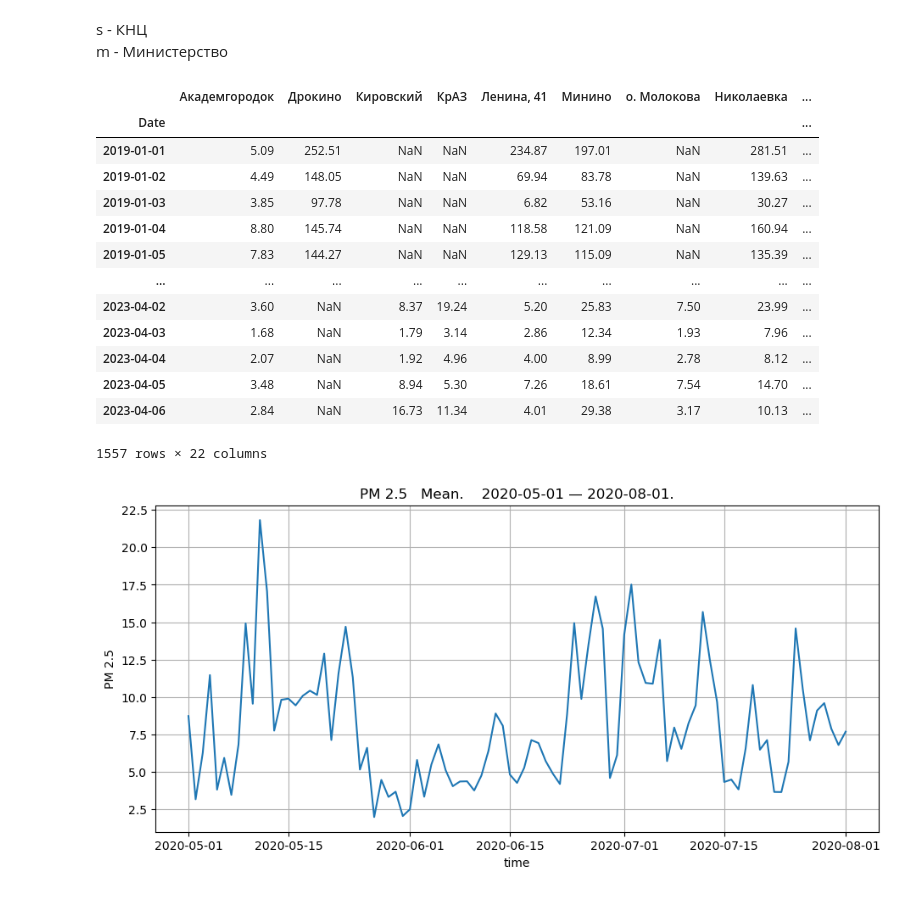
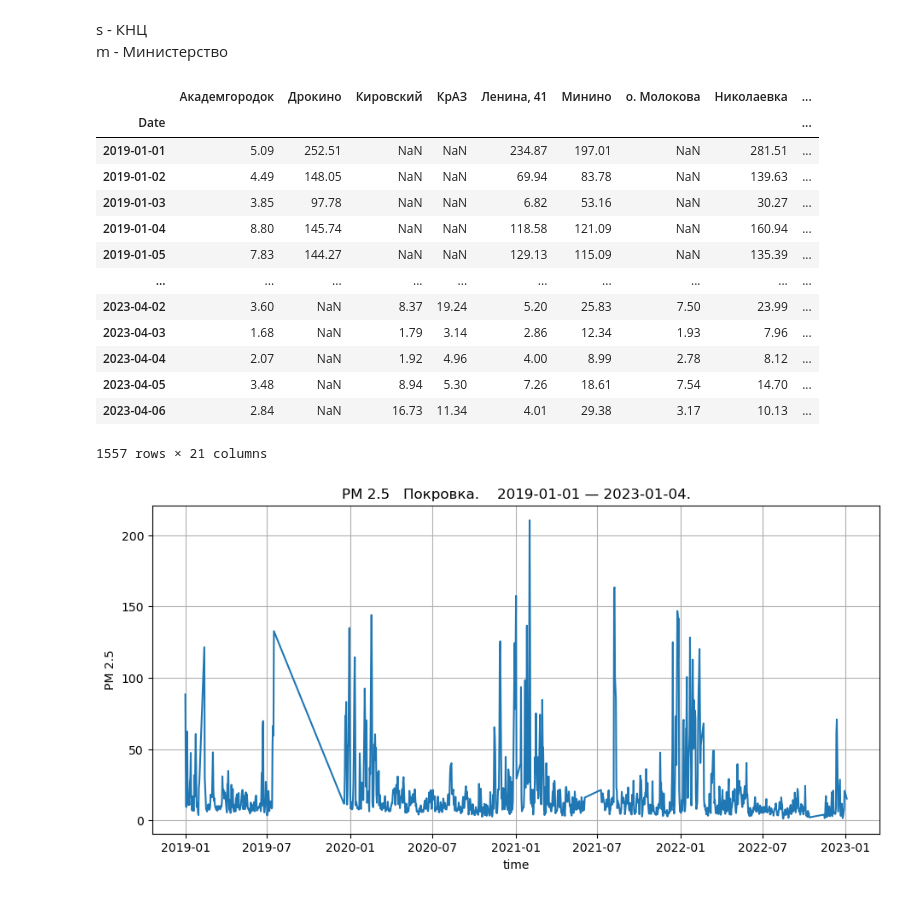
Before and after one commit to Nikita-Lev/Forecasting-PM-2.5-in-the-atmosphere-of-Krasnoyarsk, a Jupyter notebook: Прогнозирование_суточно.ipynb, the cells around one changed output. Saved outputs shown, nothing was run; the diff lists cells and outputs as text; code cells hidden in the pictures.

```diff
--- a/Прогнозирование_суточно.ipynb
+++ b/Прогнозирование_суточно.ipynb
@@ -6,9 +6,8 @@ m - Министерство
 # %%
 sensor = 's'
 
-# Данные за 3+ года КНЦ
-dfAll = pd.read_csv(f"pm25_{sensor}.csv", sep = ';', index_col = ['Date'], parse_dates = ['Date'])
-dfAll['Mean'] = dfAll[['Николаевка', 'Овинный-Таймыр', 'Песчанка', 'Телевизорная, 1/31', 'Ветлужанка']].mean(axis=1)
+# Данные за 4+ года КНЦ
+dfAll = pd.read_csv(f"pm25_{sensor}{fill}.csv", sep = ';', index_col = ['Date'], parse_dates = ['Date'])
 dfAll
 # %% [output]
 |  | Академгородок | Дрокино | Кировский | КрАЗ | Ленина, 41 | Минино | о. Молокова | Николаевка | ... |
@@ -24,18 +23,18 @@ dfAll
 | 2023-04-04 | 2.07 | NaN | 1.92 | 4.96 | 4.00 | 8.99 | 2.78 | 8.12 | ... |
 | 2023-04-05 | 3.48 | NaN | 8.94 | 5.30 | 7.26 | 18.61 | 7.54 | 14.70 | ... |
 | 2023-04-06 | 2.84 | NaN | 16.73 | 11.34 | 4.01 | 29.38 | 3.17 | 10.13 | ... |
-1557 rows × 22 columns
+1557 rows × 21 columns
 # %%
-district = 'Mean'
+district = 'Покровка'
 df = dfAll[district]
 
 # Срез данных от begin до end
-begin, end = "2020-05-01", "2020-08-01"
+begin, end = "2019-01-01", "2023-01-04"
 
 # Начало прогнозирования
-start = "2020-07-26"
+start = "2023-01-01"
 
 PlotSerie(df[begin : end], f'PM 2.5   {district}.    {begin} — {end}.')
 # %% [output]
-[figure, old version]
+[figure, new version]
 # %%
```
Also changed, not shown: parts of 2 cells of this notebook, 11 other files.
